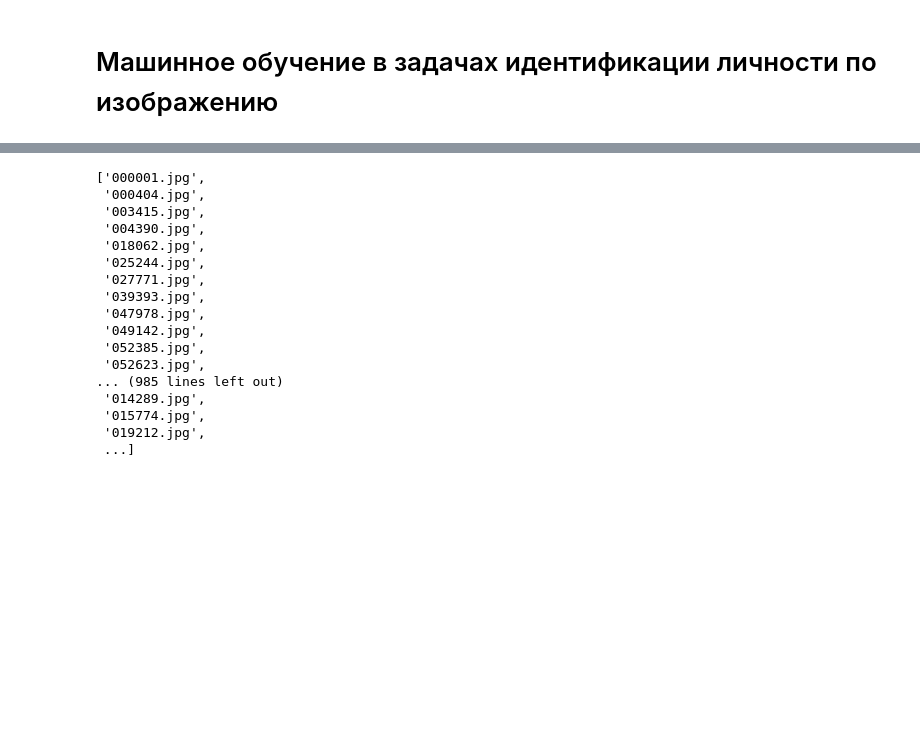
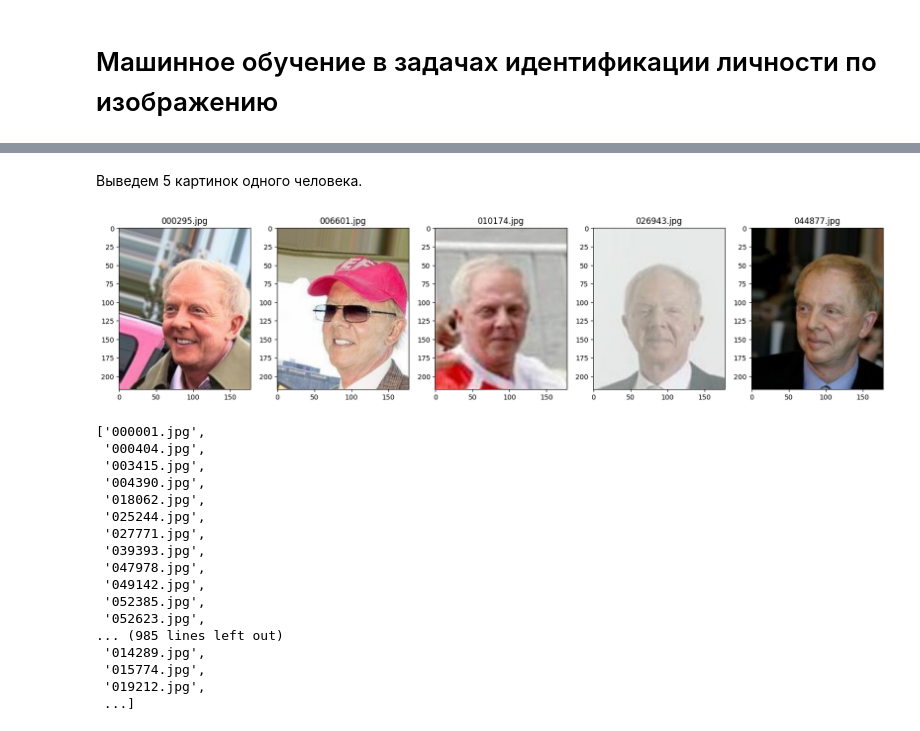
Before and after one commit to yaromirgusev/course_work, a Jupyter notebook: course_work.ipynb, the cells around one changed output, grey strips where cells are left out. Drawn from its saved outputs; the diff is of its cells as text; code cells hidden in the pictures; blank space fills up the shorter version.

```diff
--- a/course_work.ipynb
+++ b/course_work.ipynb
@@ -57,3 +98,20 @@ df['img_counts'].hist();
+# %% [markdown]
+Выведем 5 картинок одного человека.
+# %%
+a = df.iloc[np.random.randint(0,len(df))]['images'][:5]
+imgs = []
+for img in a:
+    img = Image.open(os.path.join('celebA_500/celebA_imgs/', img))
+    imgs.append(np.array(img))
+
+f, axes= plt.subplots(1, len(imgs), figsize=(4*len(imgs),5))
+for i, axis in enumerate(axes):
+    axes[i].grid(False)
+    axes[i].imshow(imgs[i], cmap='gray')
+    axes[i].set_title(a[i])
+plt.show()
+# %% [output]
+[figure, added]
 # %%
 for i in range(len(lines)):
     lines[i] = lines[i].split()[0]
```
Also changed, not shown: parts of 62 cells of this notebook, 7 other files.
